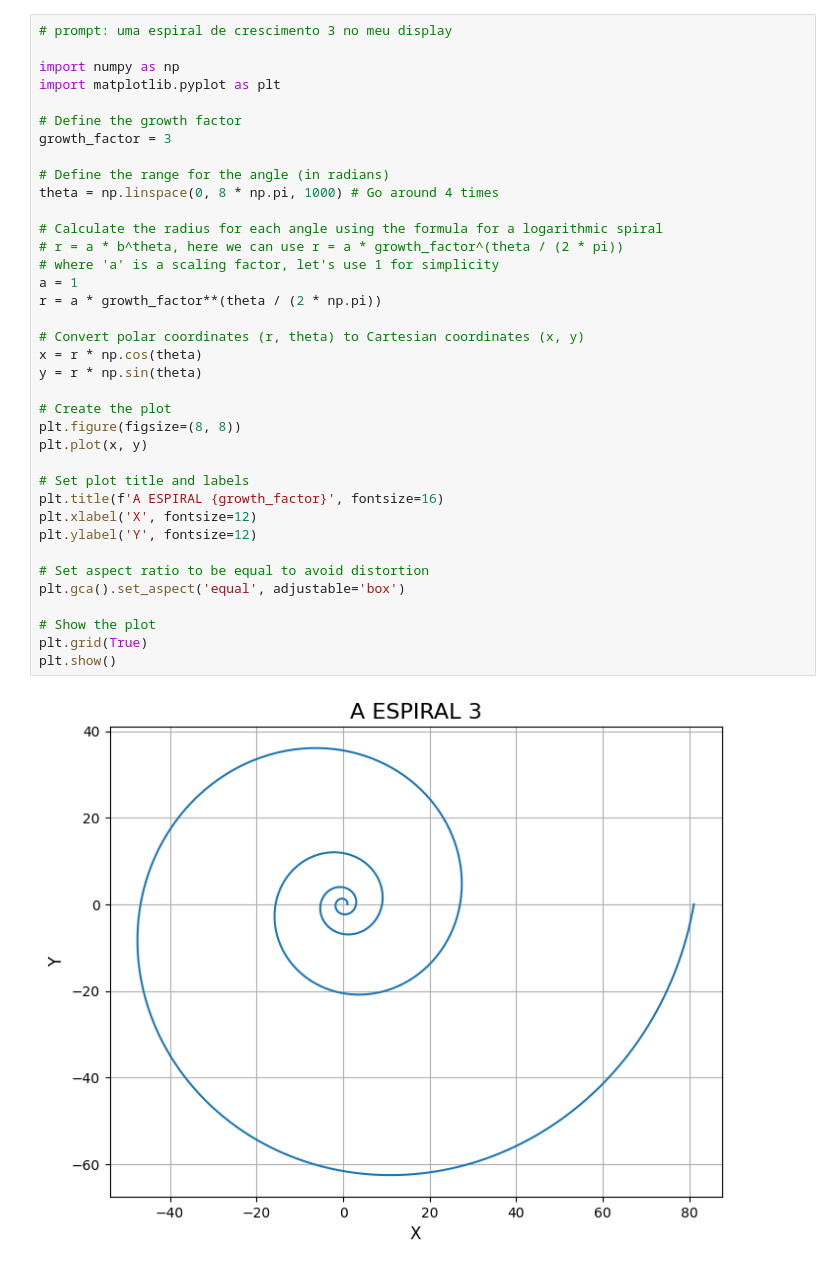
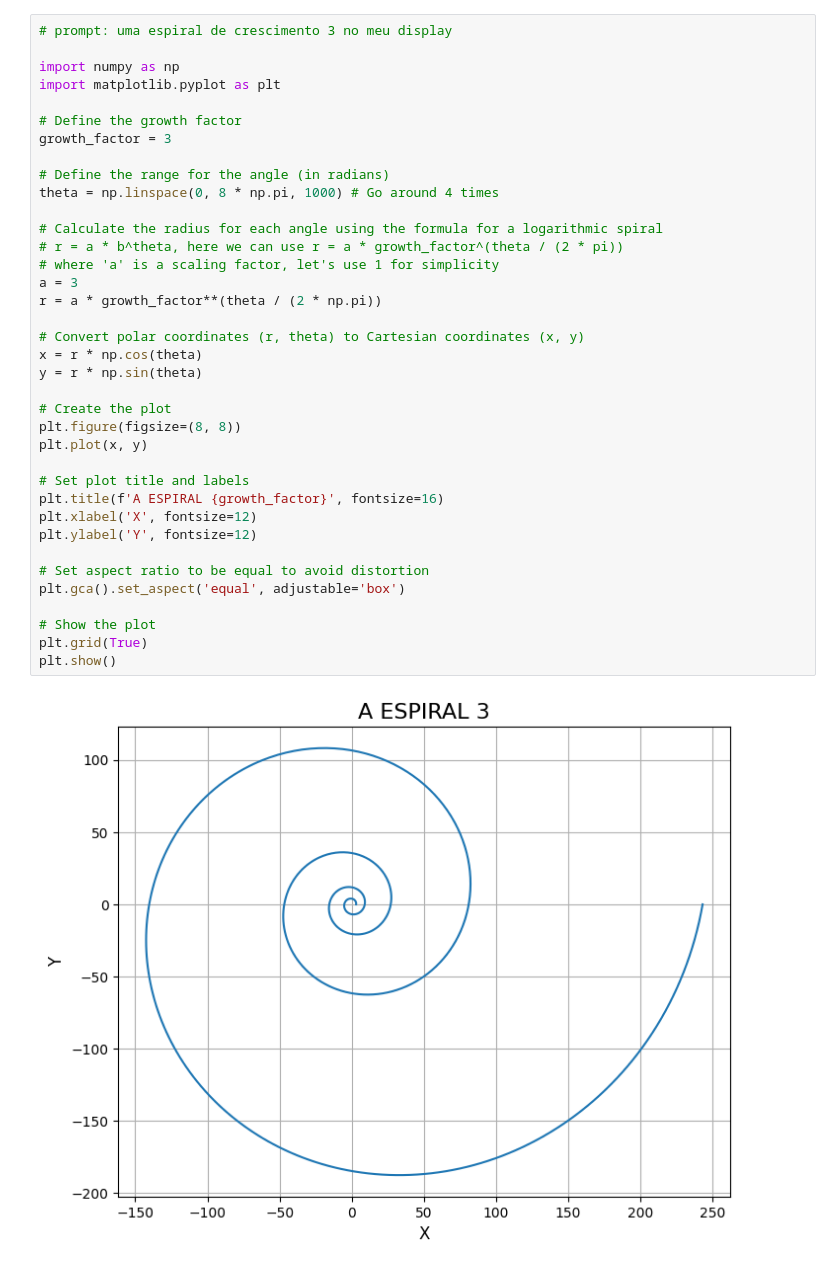
Before and after one commit to vitorfmalta/pyton6, a Jupyter notebook: three0tree.ipynb, the cells around one changed output. Cells and saved outputs as stored; diff of their text form.

```diff
--- a/three0tree.ipynb
+++ b/three0tree.ipynb
@@ -8,32 +10,32 @@ import matplotlib.pyplot as plt
 growth_factor = 3
 
 # Define the range for the angle (in radians)
 theta = np.linspace(0, 8 * np.pi, 1000) # Go around 4 times
 
 # Calculate the radius for each angle using the formula for a logarithmic spiral
 # r = a * b^theta, here we can use r = a * growth_factor^(theta / (2 * pi))
 # where 'a' is a scaling factor, let's use 1 for simplicity
-a = 1
+a = 3
 r = a * growth_factor**(theta / (2 * np.pi))
 
 # Convert polar coordinates (r, theta) to Cartesian coordinates (x, y)
 x = r * np.cos(theta)
 y = r * np.sin(theta)
 
 # Create the plot
 plt.figure(figsize=(8, 8))
 plt.plot(x, y)
 
 # Set plot title and labels
 plt.title(f'A ESPIRAL {growth_factor}', fontsize=16)
 plt.xlabel('X', fontsize=12)
 plt.ylabel('Y', fontsize=12)
 
 # Set aspect ratio to be equal to avoid distortion
 plt.gca().set_aspect('equal', adjustable='box')
 
 # Show the plot
 plt.grid(True)
 plt.show()
 # %% [output]
-[figure, old version]
+[figure, new version]
```
Also changed, not shown: parts of 1 cell of this notebook.
